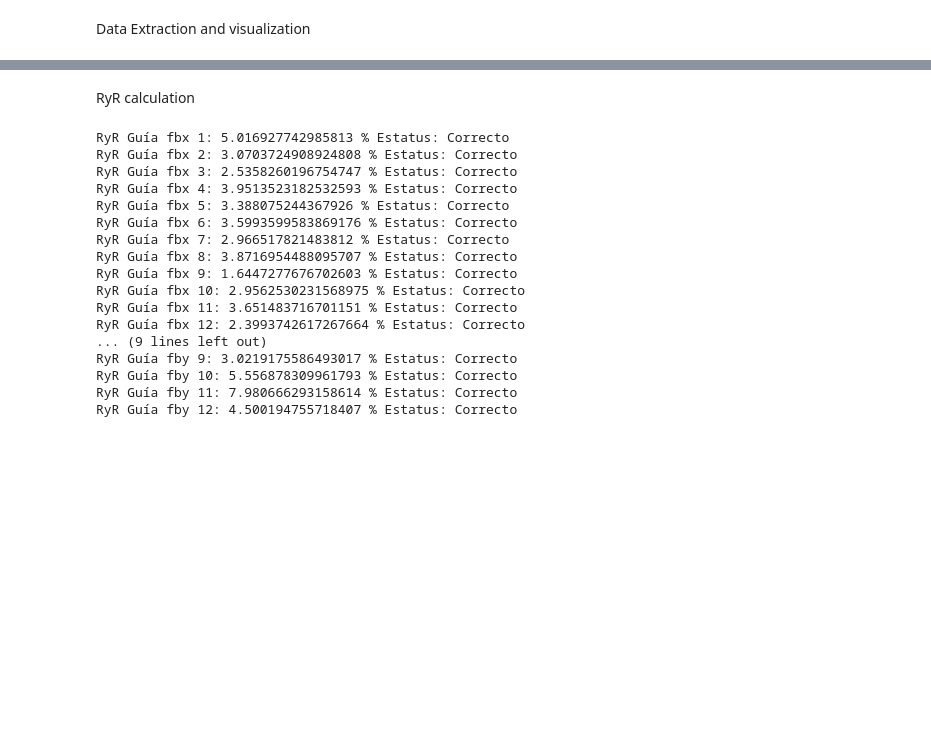
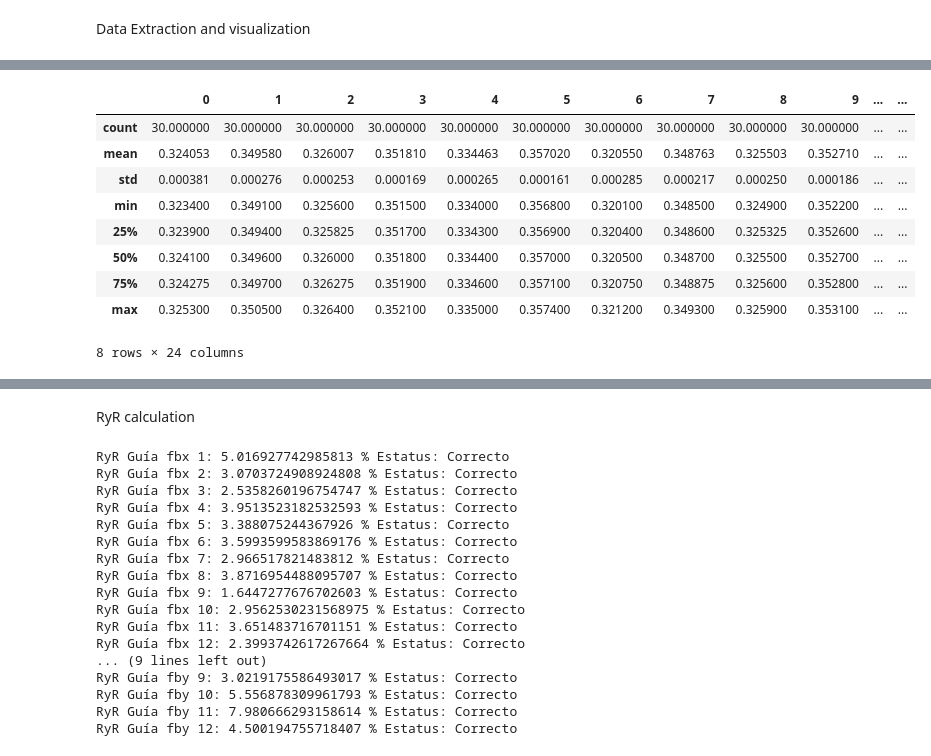
Before and after one commit to LucianoGP95/Python_Eiit_RyR, a Jupyter notebook: RyR_Analyser/RyR filter.ipynb, the cells around one changed output, grey strips where cells are left out. Drawn from its saved outputs; the diff is of its cells as text; code cells hidden in the pictures; blank space fills up the shorter version.

```diff
--- a/RyR_Analyser/RyR filter.ipynb
+++ b/RyR_Analyser/RyR filter.ipynb
@@ -79,0 +80,14 @@ plot_scatter(df, 'y', 'Scatter Plot, fiber Y', 'test', 'MEAS', 'Guía fby:')
+# %%
+resume = df.transpose().describe() #Transpose the df first due to describe() working in columns.
+df.transpose().describe() #This second call allows for a nicer output in jupiter.
+# %% [output]
+|  | 0 | 1 | 2 | 3 | 4 | 5 | 6 | 7 | 8 | 9 | ... | ... |
+| count | 30.000000 | 30.000000 | 30.000000 | 30.000000 | 30.000000 | 30.000000 | 30.000000 | 30.000000 | 30.000000 | 30.000000 | ... | ... |
+| mean | 0.324053 | 0.349580 | 0.326007 | 0.351810 | 0.334463 | 0.357020 | 0.320550 | 0.348763 | 0.325503 | 0.352710 | ... | ... |
+| std | 0.000381 | 0.000276 | 0.000253 | 0.000169 | 0.000265 | 0.000161 | 0.000285 | 0.000217 | 0.000250 | 0.000186 | ... | ... |
+| min | 0.323400 | 0.349100 | 0.325600 | 0.351500 | 0.334000 | 0.356800 | 0.320100 | 0.348500 | 0.324900 | 0.352200 | ... | ... |
+| 25% | 0.323900 | 0.349400 | 0.325825 | 0.351700 | 0.334300 | 0.356900 | 0.320400 | 0.348600 | 0.325325 | 0.352600 | ... | ... |
+| 50% | 0.324100 | 0.349600 | 0.326000 | 0.351800 | 0.334400 | 0.357000 | 0.320500 | 0.348700 | 0.325500 | 0.352700 | ... | ... |
+| 75% | 0.324275 | 0.349700 | 0.326275 | 0.351900 | 0.334600 | 0.357100 | 0.320750 | 0.348875 | 0.325600 | 0.352800 | ... | ... |
+| max | 0.325300 | 0.350500 | 0.326400 | 0.352100 | 0.335000 | 0.357400 | 0.321200 | 0.349300 | 0.325900 | 0.353100 | ... | ... |
+8 rows × 24 columns
```
Also changed, not shown: parts of 5 cells of this notebook.
